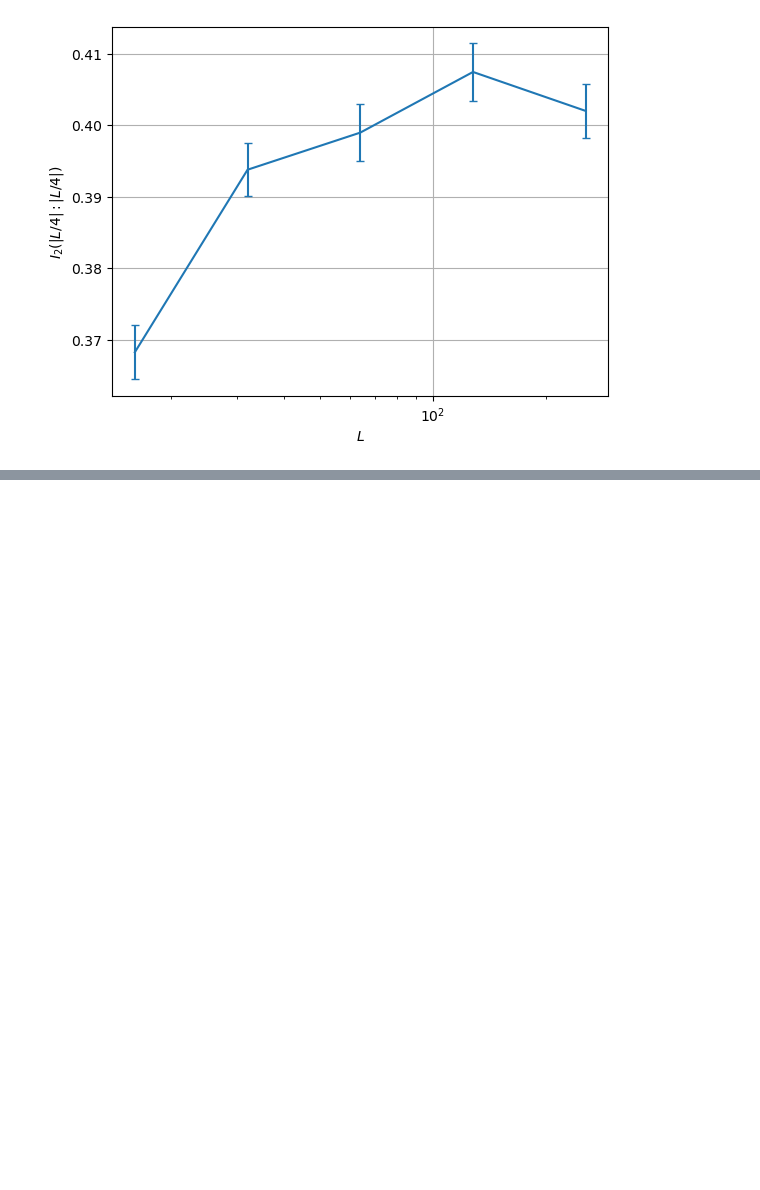
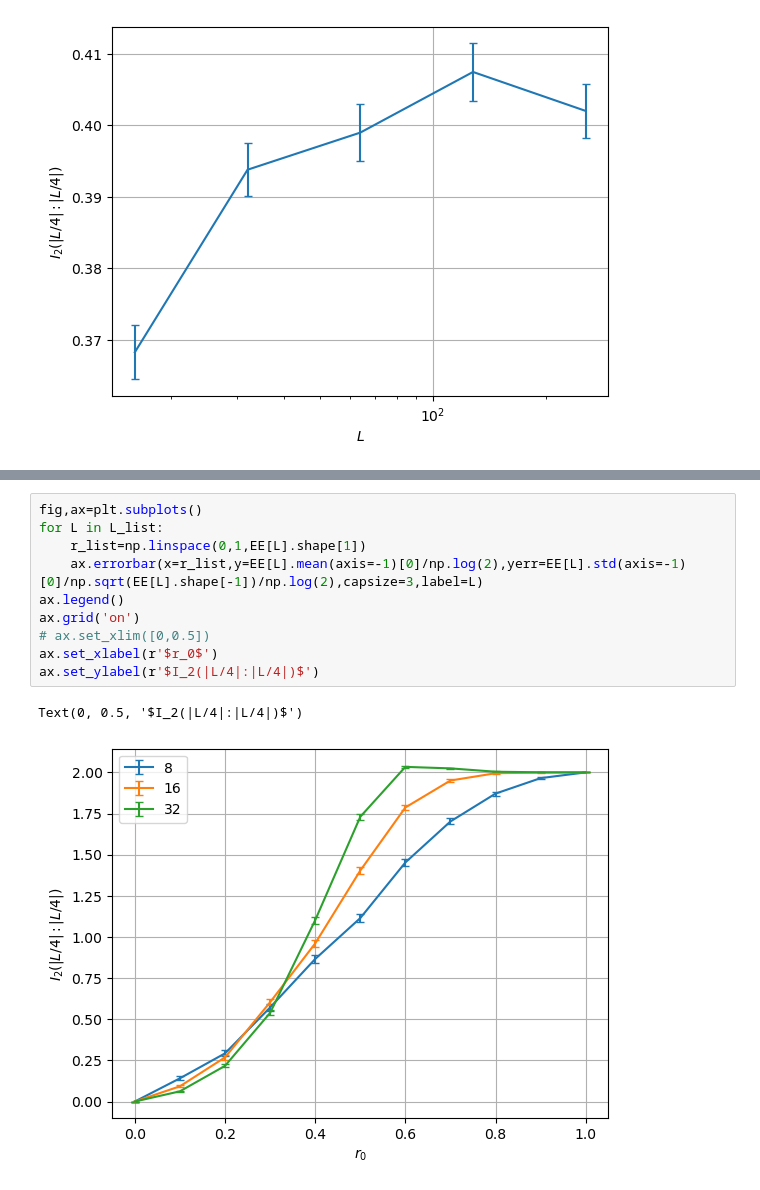
Before and after one commit to hainingpan/GTN, a Jupyter notebook: plot.ipynb, the cells around one changed output, grey strips where cells are left out. Cells and saved outputs as stored; diff of their text form; blank space fills up the shorter version.

```diff
--- a/plot.ipynb
+++ b/plot.ipynb
@@ -69,0 +97,13 @@ ax.set_xscale('log')
+# %%
+fig,ax=plt.subplots()
+for L in L_list:
+    r_list=np.linspace(0,1,EE[L].shape[1])
+    ax.errorbar(x=r_list,y=EE[L].mean(axis=-1)[0]/np.log(2),yerr=EE[L].std(axis=-1)[0]/np.sqrt(EE[L].shape[-1])/np.log(2),capsize=3,label=L)
+ax.legend()
+ax.grid('on')
+# ax.set_xlim([0,0.5])
+ax.set_xlabel(r'$r_0$')
+ax.set_ylabel(r'$I_2(|L/4|:|L/4|)$')
+# %% [output]
+Text(0, 0.5, '$I_2(|L/4|:|L/4|)$')
+[figure, added]
```
Also changed, not shown: parts of 4 cells of this notebook, 1 other file.
